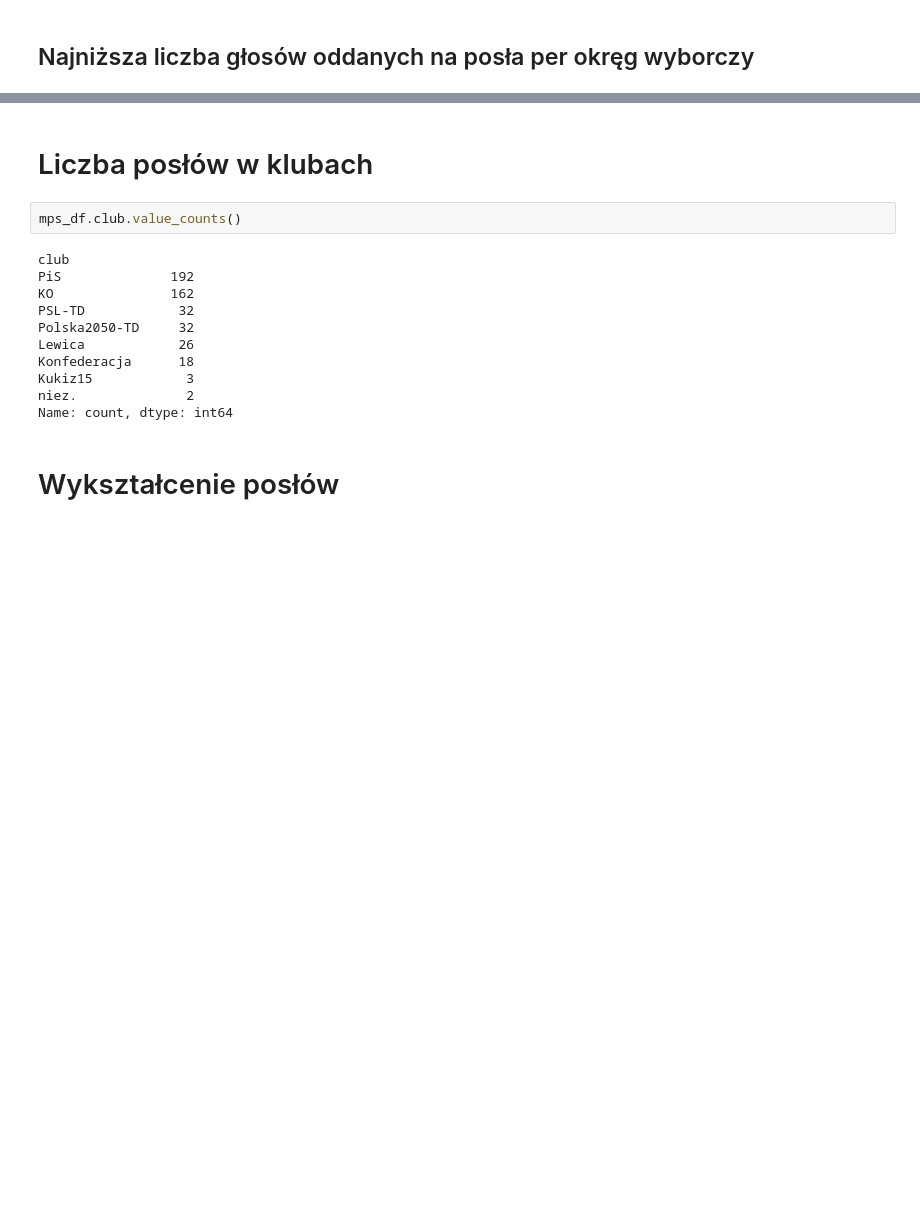
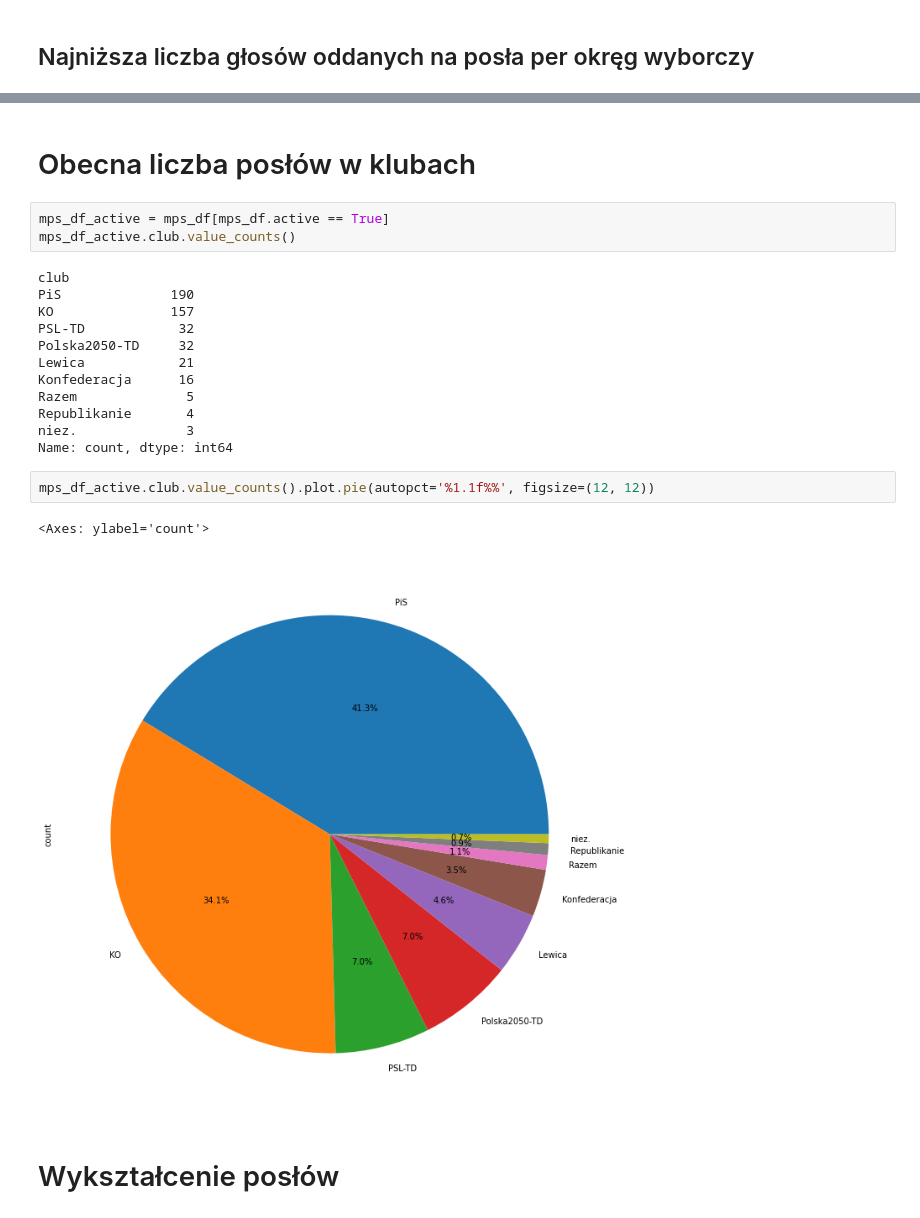
Before and after one commit to michalszycha/polish-sejm-check, a Jupyter notebook: mps.ipynb, the cells around one changed output, grey strips where cells are left out. Drawn from its saved outputs; the diff is of its cells as text; blank space fills up the shorter version.

```diff
--- a/mps.ipynb
+++ b/mps.ipynb
@@ -106,19 +108,26 @@ niez.            16356
 Name: numberOfVotes, dtype: int32
 # %% [markdown]
-# Liczba posłów w klubach
+# Obecna liczba posłów w klubach
 # %%
-mps_df.club.value_counts()
+mps_df_active = mps_df[mps_df.active == True]
+mps_df_active.club.value_counts()
 # %% [output]
 club
-PiS              192
-KO               162
+PiS              190
+KO               157
 PSL-TD            32
 Polska2050-TD     32
-Lewica            26
-Konfederacja      18
-Kukiz15            3
-niez.              2
+Lewica            21
+Konfederacja      16
+Razem              5
+Republikanie       4
+niez.              3
 Name: count, dtype: int64
+# %%
+mps_df_active.club.value_counts().plot.pie(autopct='%1.1f%%', figsize=(12, 12))
+# %% [output]
+<Axes: ylabel='count'>
+[figure, added]
 # %% [markdown]
 # Wykształcenie posłów
 # %%
```
Also changed, not shown: parts of 17 cells of this notebook, 1 other file.
